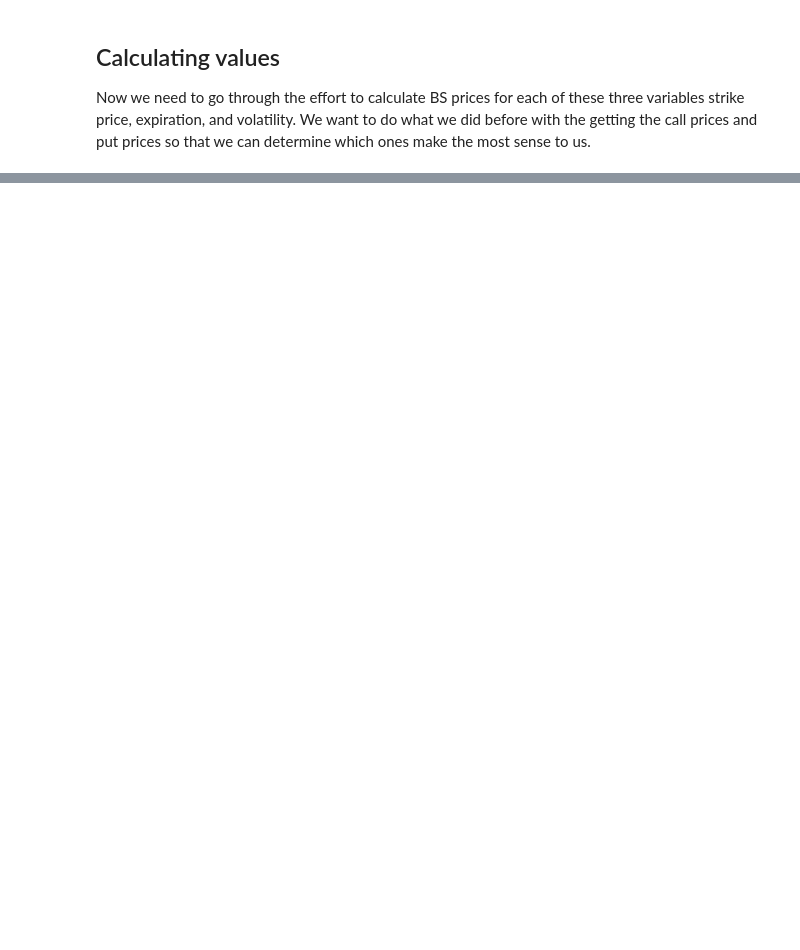
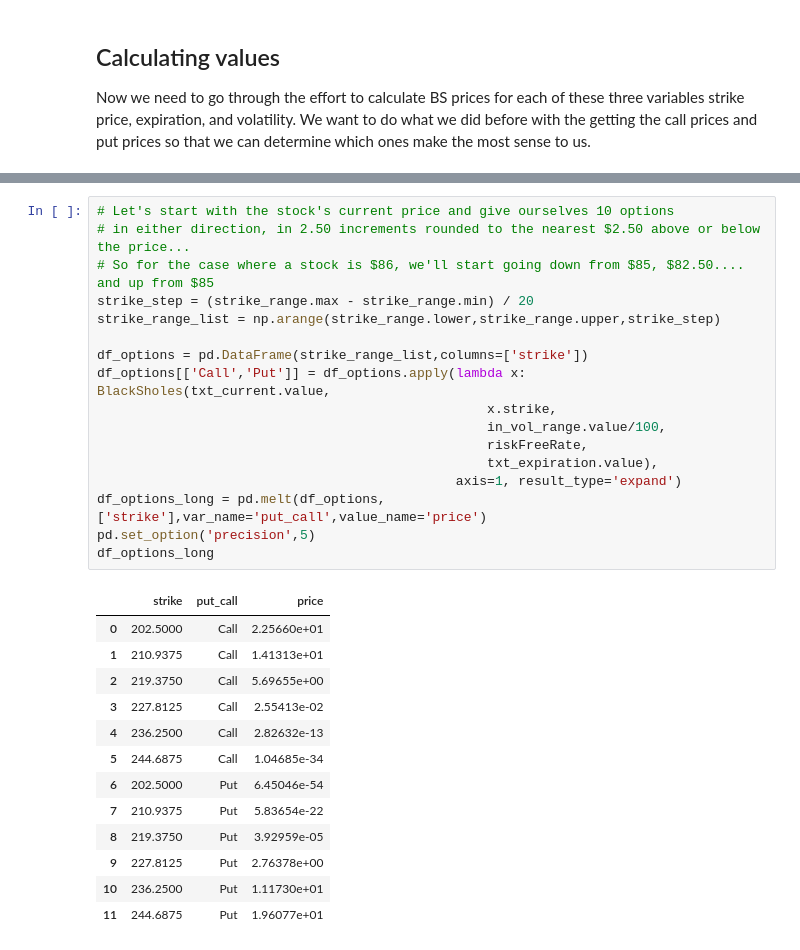
Before and after one commit to MLDERES/stock-and-crypto, a Jupyter notebook: Pandas-StockPrices.ipynb, the cells around one changed output, grey strips where cells are left out. Drawn from its saved outputs; the diff is of its cells as text; blank space fills up the shorter version.

```diff
--- a/Pandas-StockPrices.ipynb
+++ b/Pandas-StockPrices.ipynb
@@ -399,0 +313,31 @@ df_options.loc[(slice(None),350.,0.15),]
+# %%
+# Let's start with the stock's current price and give ourselves 10 options
+# in either direction, in 2.50 increments rounded to the nearest $2.50 above or below the price...
+# So for the case where a stock is $86, we'll start going down from $85, $82.50.... and up from $85
+strike_step = (strike_range.max - strike_range.min) / 20
+strike_range_list = np.arange(strike_range.lower,strike_range.upper,strike_step)
+
+df_options = pd.DataFrame(strike_range_list,columns=['strike'])
+df_options[['Call','Put']] = df_options.apply(lambda x: BlackSholes(txt_current.value,
+                                                  x.strike,
+                                                  in_vol_range.value/100,
+                                                  riskFreeRate,
+                                                  txt_expiration.value),
+                                              axis=1, result_type='expand')
+df_options_long = pd.melt(df_options, ['strike'],var_name='put_call',value_name='price')
+pd.set_option('precision',5)
+df_options_long
+# %% [output]
+|  | strike | put_call | price |
+| 0 | 202.5000 | Call | 2.25660e+01 |
+| 1 | 210.9375 | Call | 1.41313e+01 |
+| 2 | 219.3750 | Call | 5.69655e+00 |
+| 3 | 227.8125 | Call | 2.55413e-02 |
+| 4 | 236.2500 | Call | 2.82632e-13 |
+| 5 | 244.6875 | Call | 1.04685e-34 |
+| 6 | 202.5000 | Put | 6.45046e-54 |
+| 7 | 210.9375 | Put | 5.83654e-22 |
+| 8 | 219.3750 | Put | 3.92959e-05 |
+| 9 | 227.8125 | Put | 2.76378e+00 |
+| 10 | 236.2500 | Put | 1.11730e+01 |
+| 11 | 244.6875 | Put | 1.96077e+01 |
```
Also changed, not shown: parts of 23 cells of this notebook, 8 other files.
